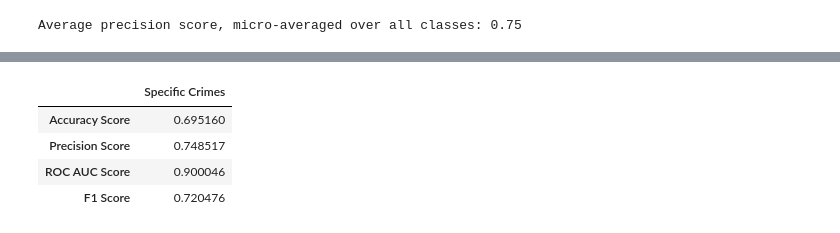
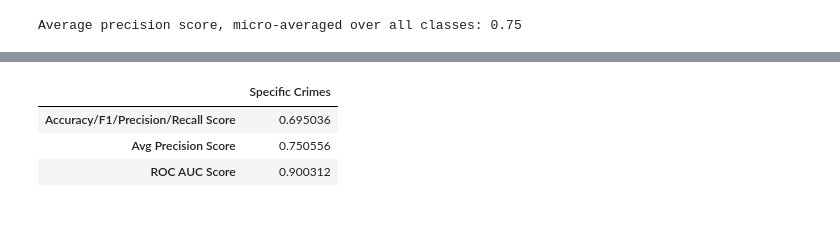
Before and after one commit to hudsonbat/Data-205, a Jupyter notebook: MCCrime_NN.ipynb, the cells around one changed output, grey strips where cells are left out. Drawn from its saved outputs; the diff is of its cells as text; code cells hidden in the pictures.

Commit message:
Final NN Specific Crime

```diff
--- a/MCCrime_NN.ipynb
+++ b/MCCrime_NN.ipynb
@@ -566,12 +564,11 @@ f1 = 2*(avg_recall*avg_precision)/(avg_recall + avg_precision)
 # %%
-results = pd.DataFrame({'Specific Crimes': [avg_acc, avg_precision, avg_auc, f1]})
+results = pd.DataFrame({'Specific Crimes': [avg_acc, avg_precision, avg_auc]})
 
-results.index = ['Accuracy Score', 'Precision Score','ROC AUC Score',' F1 Score']
+results.index = ['Accuracy/F1/Precision/Recall Score', 'Avg Precision Score','ROC AUC Score']
 
 results
 # %% [output]
 |  | Specific Crimes |
-| Accuracy Score | 0.695160 |
-| Precision Score | 0.748517 |
-| ROC AUC Score | 0.900046 |
-| F1 Score | 0.720476 |
+| Accuracy/F1/Precision/Recall Score | 0.695036 |
+| Avg Precision Score | 0.750556 |
+| ROC AUC Score | 0.900312 |
```
Also changed, not shown: parts of 10 cells of this notebook.
